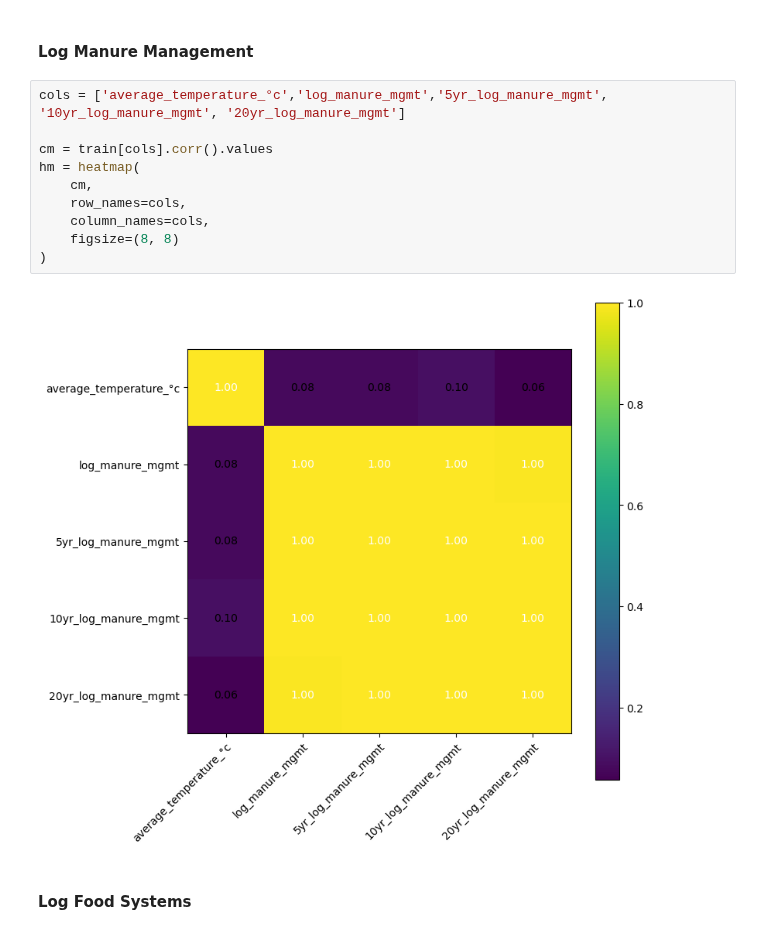
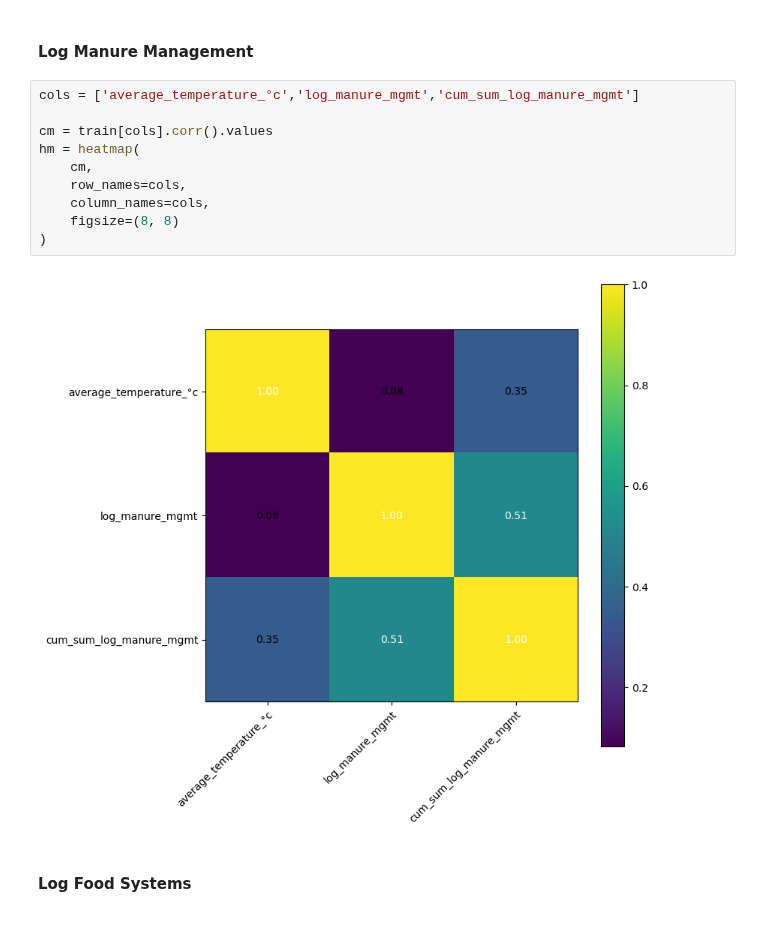
Before and after one commit to fayesimone/agriculture_emissions_prediction, a Jupyter notebook: EDA.ipynb, the cells around one changed output. Saved outputs shown, nothing was run; the diff lists cells and outputs as text.

```diff
--- a/EDA.ipynb
+++ b/EDA.ipynb
@@ -166,17 +166,17 @@ hm = heatmap(
 # %% [markdown]
 #### Log Manure Management
 # %%
-cols = ['average_temperature_°c','log_manure_mgmt','5yr_log_manure_mgmt', '10yr_log_manure_mgmt', '20yr_log_manure_mgmt']
+cols = ['average_temperature_°c','log_manure_mgmt','cum_sum_log_manure_mgmt']
 
 cm = train[cols].corr().values
 hm = heatmap(
     cm,
     row_names=cols,
     column_names=cols,
     figsize=(8, 8)
 )
 # %% [output]
-[figure, old version]
+[figure, new version]
 # %% [markdown]
 #### Log Food Systems
 # %%
```
Also changed, not shown: parts of 14 cells of this notebook, 4 other files.
